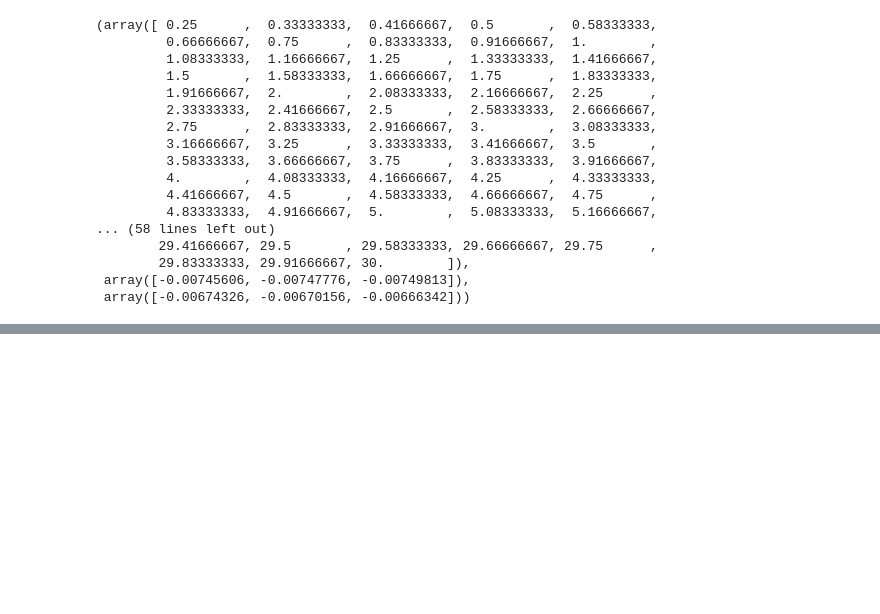
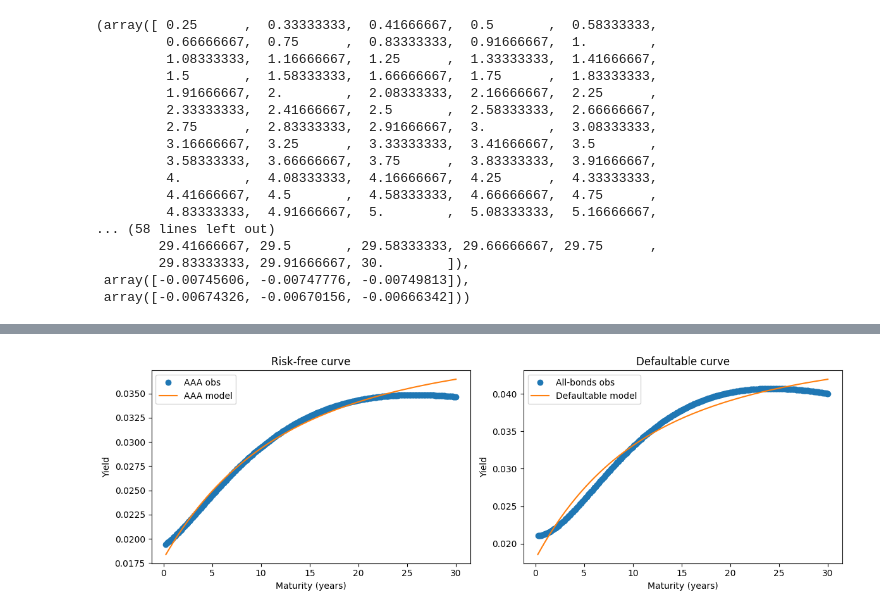
Before and after one commit to manueljcerezo00/Vasicek_Default_Intensity_Calibration, a Jupyter notebook: notebooks/02_model_inspection.ipynb, the cells around one changed output, grey strips where cells are left out. Cells and saved outputs as stored; diff of their text form; code cells hidden in the pictures; blank space fills up the shorter version.

```diff
--- a/notebooks/02_model_inspection.ipynb
+++ b/notebooks/02_model_inspection.ipynb
@@ -278,0 +564,86 @@ plt.show()
+# %%
+# --- PLOTTING BLOCK (self-contained) ---
+
+import numpy as np
+import matplotlib.pyplot as plt
+
+from vasicek_poisson.models.vasicek import VasicekFactor
+from vasicek_poisson.models.intensity import IntensityModel
+from vasicek_poisson.calibration.calibrator import align_panels
+from vasicek_poisson.pricing.bond_pricer import (
+    yield_riskfree,
+    yield_defaultable,
+)
+
+# pick an specific date that exists in the fitted window (e.g. the last date)
+target = pd.Timestamp("2025-12-16")
+if target in set(rf_states["TIME_PERIOD"]):
+    date = target
+else:
+    raise ValueError("Target date not in rf_states window.")
+
+
+
+# rebuild models from fitted params
+rf_model = VasicekFactor(
+    kappa=rf_global.kappa,
+    theta=rf_global.theta,
+    sigma=rf_global.sigma,
+)
+int_model = IntensityModel.from_params(
+    kappa=int_global.kappa,
+    theta=int_global.theta,
+    sigma=int_global.sigma,
+)
+
+# get fitted states for the chosen date
+r_t = float(rf_states.loc[rf_states["TIME_PERIOD"] == date, "r_t"].iloc[0])
+lambda_t = float(int_states.loc[int_states["TIME_PERIOD"] == date, "lambda_t"].iloc[0])
+
+# align observed curves
+aligned = align_panels(aaa_window, all_window, date)
+T = aligned.maturities
+
+# observed yields (percent -> decimal)
+y_rf_obs = aligned.aaa_yields / 100.0
+y_def_obs = aligned.all_yields / 100.0
+
+# model yields
+y_rf_model = np.array([yield_riskfree(r_t, t, rf_model) for t in T])
+y_def_model = np.array([yield_defaultable(r_t, lambda_t, t, rf_model, int_model) for t in T])
+
+# plot curves
+fig, ax = plt.subplots(1, 2, figsize=(12, 4))
+
+ax[0].plot(T, y_rf_obs, "o", label="AAA obs")
+ax[0].plot(T, y_rf_model, "-", label="AAA model")
+ax[0].set_title("Risk-free curve")
+ax[0].set_xlabel("Maturity (years)")
+ax[0].set_ylabel("Yield")
+ax[0].legend()
+
+ax[1].plot(T, y_def_obs, "o", label="All-bonds obs")
+ax[1].plot(T, y_def_model, "-", label="Defaultable model")
+ax[1].set_title("Defaultable curve")
+ax[1].set_xlabel("Maturity (years)")
+ax[1].set_ylabel("Yield")
+ax[1].legend()
+
+plt.tight_layout()
+plt.show()
+
+# plot spread
+spread_obs = y_def_obs - y_rf_obs
+spread_model = y_def_model - y_rf_model
+
+plt.figure(figsize=(6, 4))
+plt.plot(T, spread_obs, "o", label="Observed spread")
+plt.plot(T, spread_model, "-", label="Model spread")
+plt.title("Credit spread")
+plt.xlabel("Maturity (years)")
+plt.ylabel("Spread")
+plt.legend()
+plt.tight_layout()
+plt.show()
+# %% [output]
+[figure, added]
```
Also changed, not shown: parts of 9 cells of this notebook.
